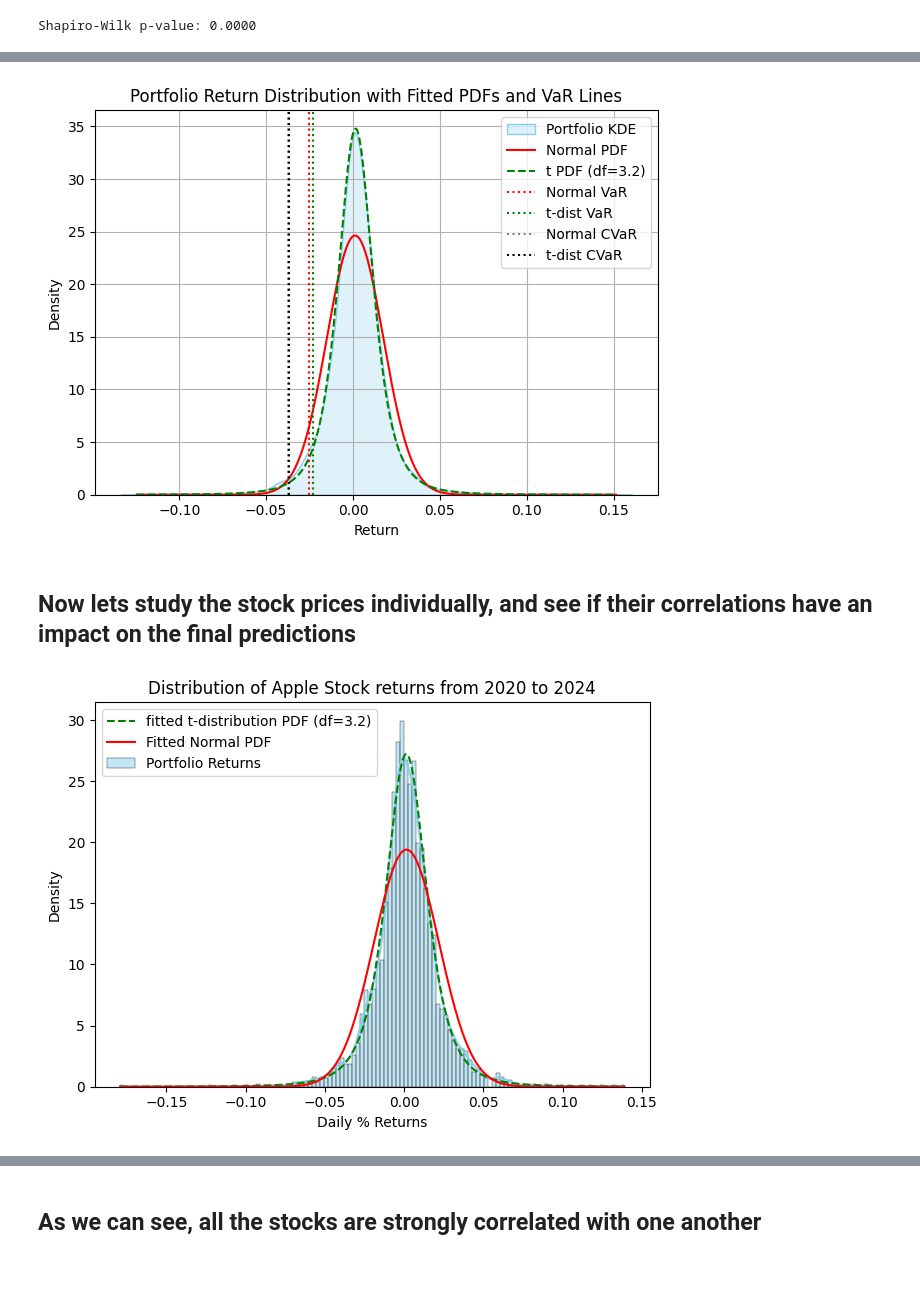
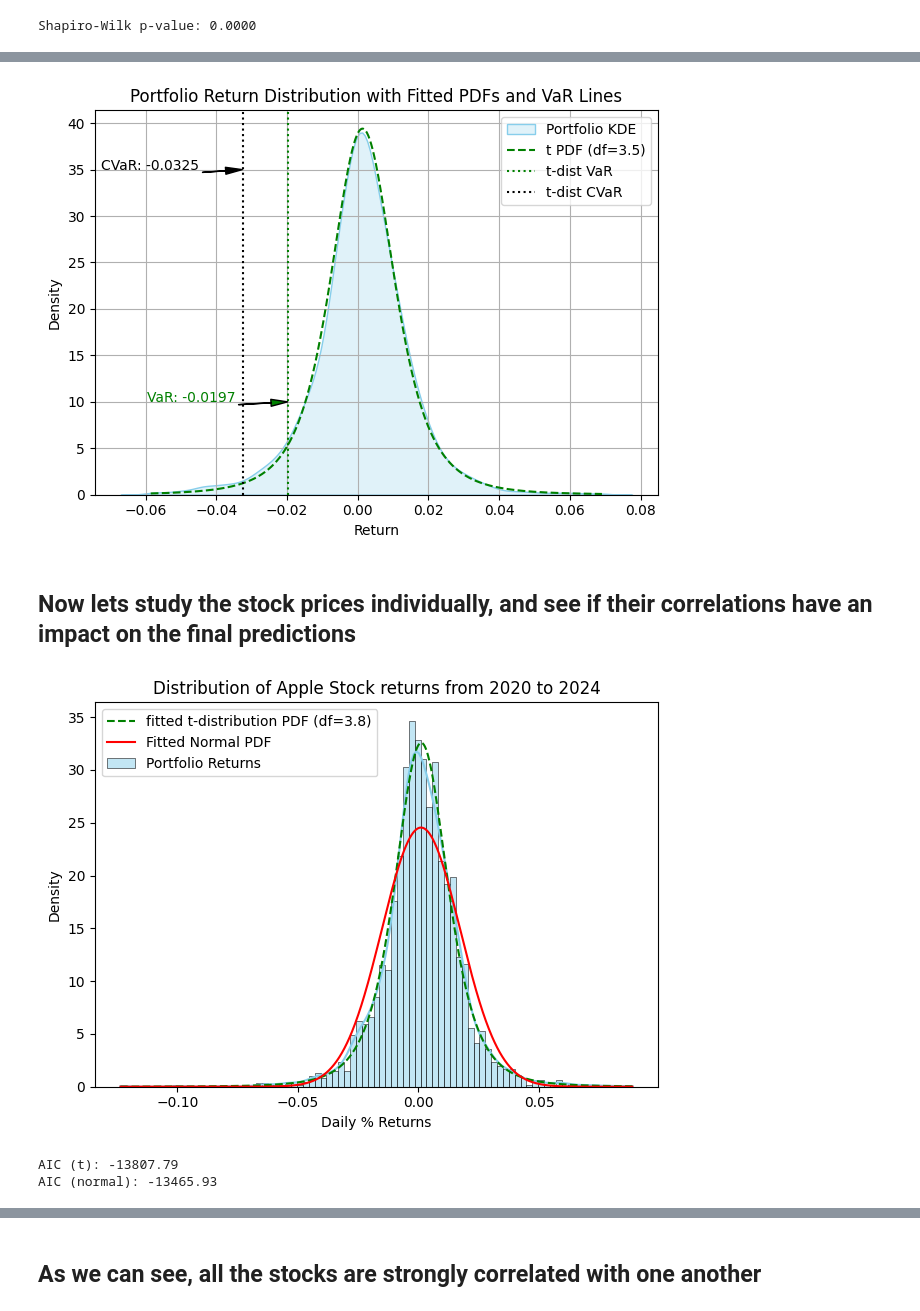
Before and after one commit to manipuppeteer/Finance-Projects, a Jupyter notebook: VaR & CVaR modelling/VaR_daily.ipynb, the cells around one changed output, grey strips where cells are left out. Saved outputs shown, nothing was run; the diff lists cells and outputs as text; code cells hidden in the pictures; blank space fills up the shorter version.

```diff
--- a/VaR & CVaR modelling/VaR_daily.ipynb
+++ b/VaR & CVaR modelling/VaR_daily.ipynb
@@ -16,7 +16,7 @@ import yfinance as yf
 import time
 
 tickers = ['AAPL', 'MSFT', 'GOOG', 'NVDA', 'AMZN']
-start_date = '2000-01-01'
+start_date = '2010-01-01'
 end_date = '2019-12-01'
 
 adj_close_data = {}
@@ -206,0 +132,17 @@ plt.show()
+# %%
+
+
+# Fit both
+df_t, loc_t, scale_t = t.fit(returns_AAPL)
+loc_n, scale_n = norm.fit(returns_AAPL)
+
+# Compute log-likelihoods
+loglik_t = np.sum(t.logpdf(returns_AAPL, df_t, loc_t, scale_t))
+loglik_n = np.sum(norm.logpdf(returns_AAPL, loc_n, scale_n))
+
+# AIC = 2k - 2logL  (k = number of parameters)
+AIC_t = 2*3 - 2*loglik_t  # t has 3 parameters
+AIC_n = 2*2 - 2*loglik_n  # normal has 2 parameters
+
+print(f"AIC (t): {AIC_t:.2f}")
+print(f"AIC (normal): {AIC_n:.2f}")
@@ -228,25 +188,25 @@ Monte Carlo CVaR (95%): -0.0366
 # %%
 # Dashboard plot
 x = np.linspace(portfolio_returns.min(), portfolio_returns.max(), 1000)
 sns.kdeplot(portfolio_returns, fill=True, color='skyblue', label='Portfolio KDE')
-plt.plot(x, norm.pdf(x, loc=mean, scale=std_dev), 'r-', label='Normal PDF')
 plt.plot(x, t.pdf(x, df, loc=loc, scale=scale), 'g--', label=f't PDF (df={df:.1f})')
 
 # VaR lines
-plt.axvline(param_VaR, color='red', linestyle=':', label='Normal VaR')
 plt.axvline(param_VaR_t, color='green', linestyle=':', label='t-dist VaR')
-plt.axvline(CVaR,color='grey', linestyle=':', label = 'Normal CVaR')
 plt.axvline(t_CVaR,color='black', linestyle=':', label = 't-dist CVaR')
-
+plt.annotate(f'VaR: {param_VaR_t:.4f}', xy=(param_VaR_t, 10), xytext=(param_VaR_t-0.04, 10), color ='green',
+             arrowprops=dict(facecolor='green', shrink=0.01, width=0.1, headwidth=5))
+plt.annotate(f'CVaR: {t_CVaR:.4f}', xy=(t_CVaR, 35), xytext=(t_CVaR-0.04, 35),
+             arrowprops=dict(facecolor='black', shrink=0.01, width=0.1, headwidth=5))
 plt.title('Portfolio Return Distribution with Fitted PDFs and VaR Lines')
 plt.xlabel('Return')
 plt.ylabel('Density')
 plt.legend()
 plt.grid(True)
 plt.tight_layout()
 plt.show()
 # %% [output]
-[figure, old version]
+[figure, new version]
 # %% [markdown]
 ## Now lets study the stock prices individually, and see if their correlations have an impact on the final predictions
 # %%
@@ -263,4 +223,22 @@ plt.ylabel('Density')
 plt.tight_layout()
 plt.show()
 # %% [output]
-[figure, old version]
+[figure, new version]
+# %%
+returns_AAPL = returns['AAPL']
+df_t, loc_t, scale_t = t.fit(portfolio_returns)
+loc_n, scale_n = norm.fit(portfolio_returns)
+
+# Compute log-likelihoods
+loglik_t = np.sum(t.logpdf(portfolio_returns, df_t, loc_t, scale_t))
+loglik_n = np.sum(norm.logpdf(portfolio_returns, loc_n, scale_n))
+
+# AIC = 2k - 2logL  (k = number of parameters)
+AIC_t = 2*3 - 2*loglik_t  # t has 3 parameters
+AIC_n = 2*2 - 2*loglik_n  # normal has 2 parameters
+
+print(f"AIC (t): {AIC_t:.2f}")
+print(f"AIC (normal): {AIC_n:.2f}")
+# %% [output]
+AIC (t): -13807.79
+AIC (normal): -13465.93
```
Also changed, not shown: parts of 24 cells of this notebook, 1 other file.
